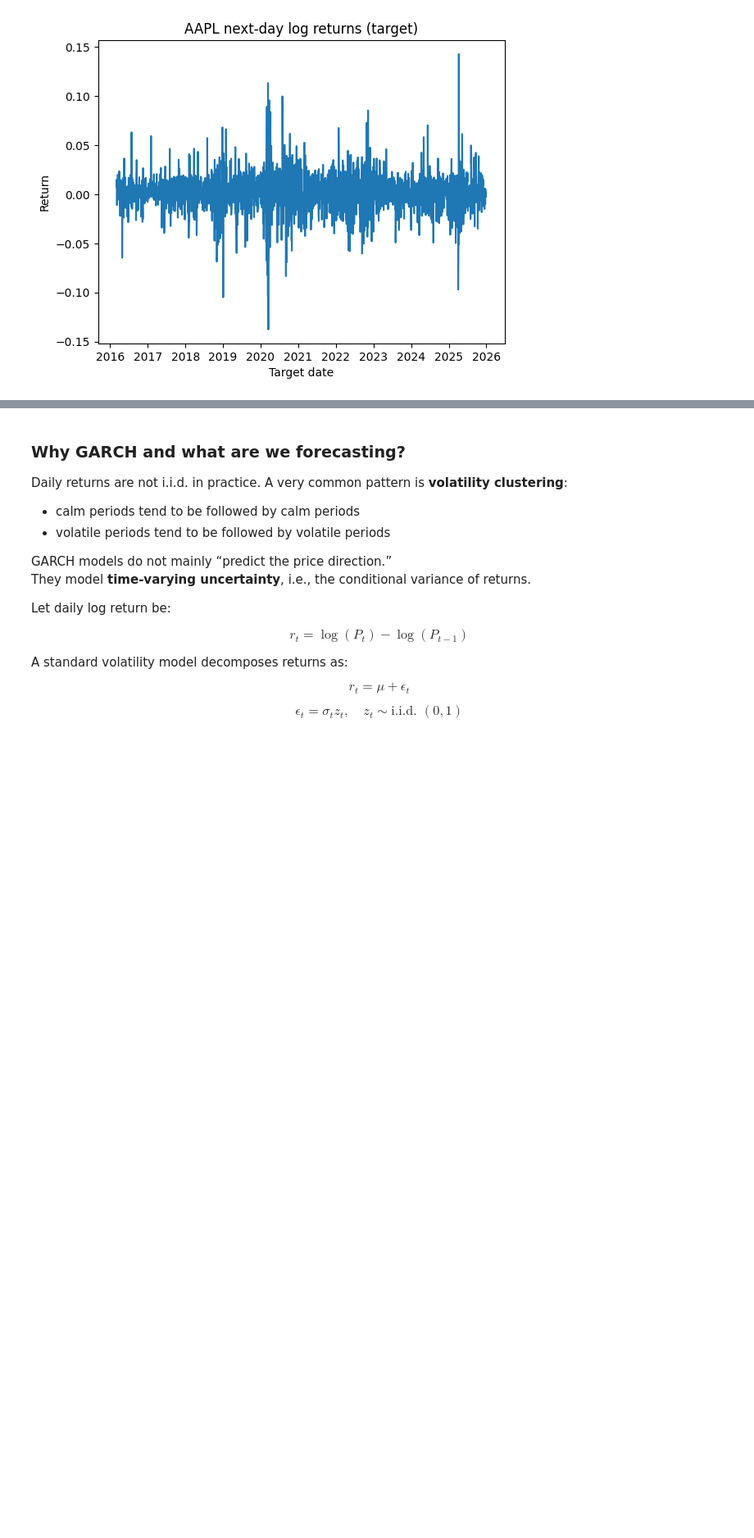
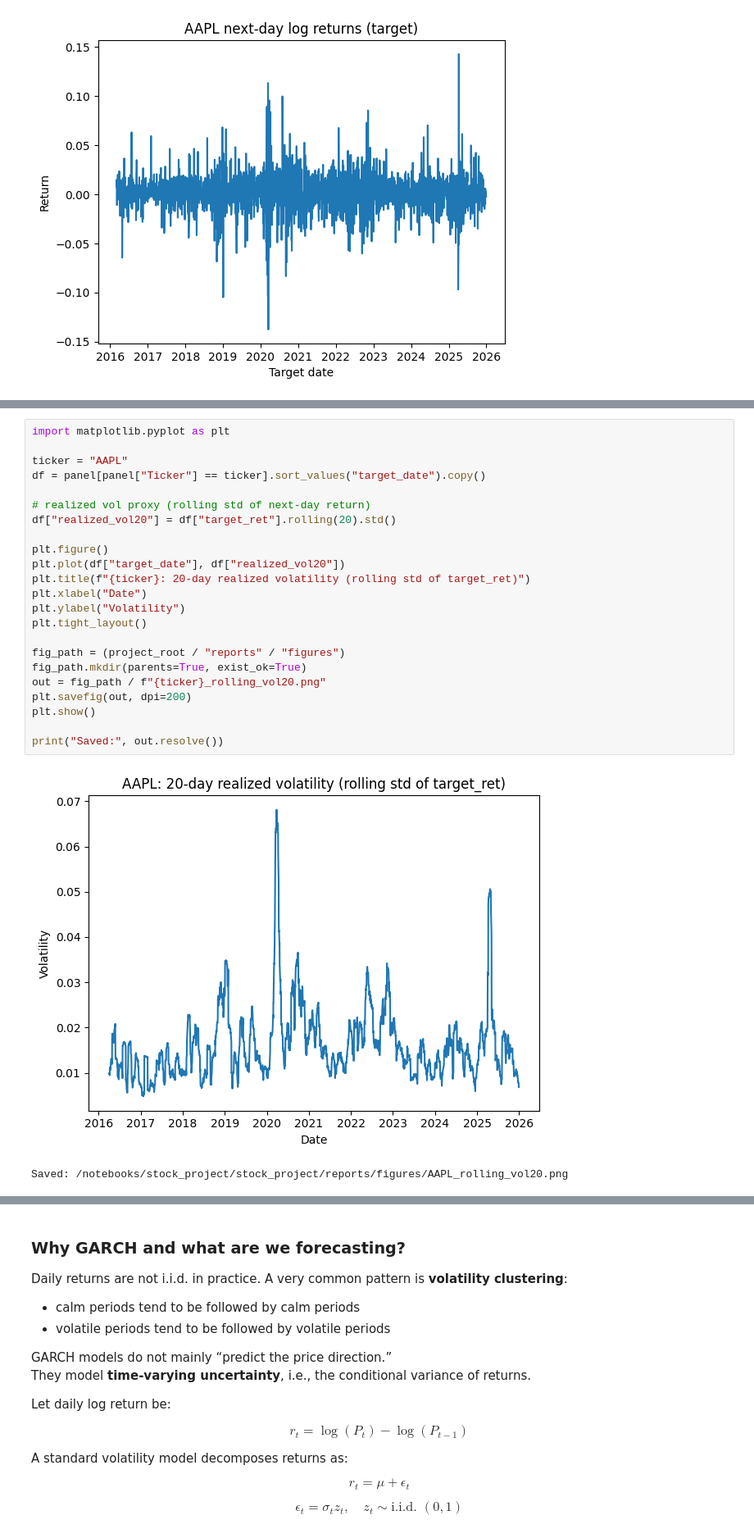
Before and after one commit to RichelCode/Final_Stock_Analysis, a Jupyter notebook: stock_market_final.ipynb, the cells around one changed output, grey strips where cells are left out. Shown at 82% size. Saved outputs shown, nothing was run; the diff lists cells and outputs as text; blank space fills up the shorter version.

```diff
--- a/stock_market_final.ipynb
+++ b/stock_market_final.ipynb
@@ -491,0 +747,26 @@ Rows where target_date <= Date (should be 0): 0
+# %%
+import matplotlib.pyplot as plt
+
+ticker = "AAPL"
+df = panel[panel["Ticker"] == ticker].sort_values("target_date").copy()
+
+# realized vol proxy (rolling std of next-day return)
+df["realized_vol20"] = df["target_ret"].rolling(20).std()
+
+plt.figure()
+plt.plot(df["target_date"], df["realized_vol20"])
+plt.title(f"{ticker}: 20-day realized volatility (rolling std of target_ret)")
+plt.xlabel("Date")
+plt.ylabel("Volatility")
+plt.tight_layout()
+
+fig_path = (project_root / "reports" / "figures")
+fig_path.mkdir(parents=True, exist_ok=True)
+out = fig_path / f"{ticker}_rolling_vol20.png"
+plt.savefig(out, dpi=200)
+plt.show()
+
+print("Saved:", out.resolve())
+# %% [output]
+[figure, added]
+Saved: /notebooks/stock_project/stock_project/reports/figures/AAPL_rolling_vol20.png
```
Also changed, not shown: parts of 8 cells of this notebook, 13 other files.
